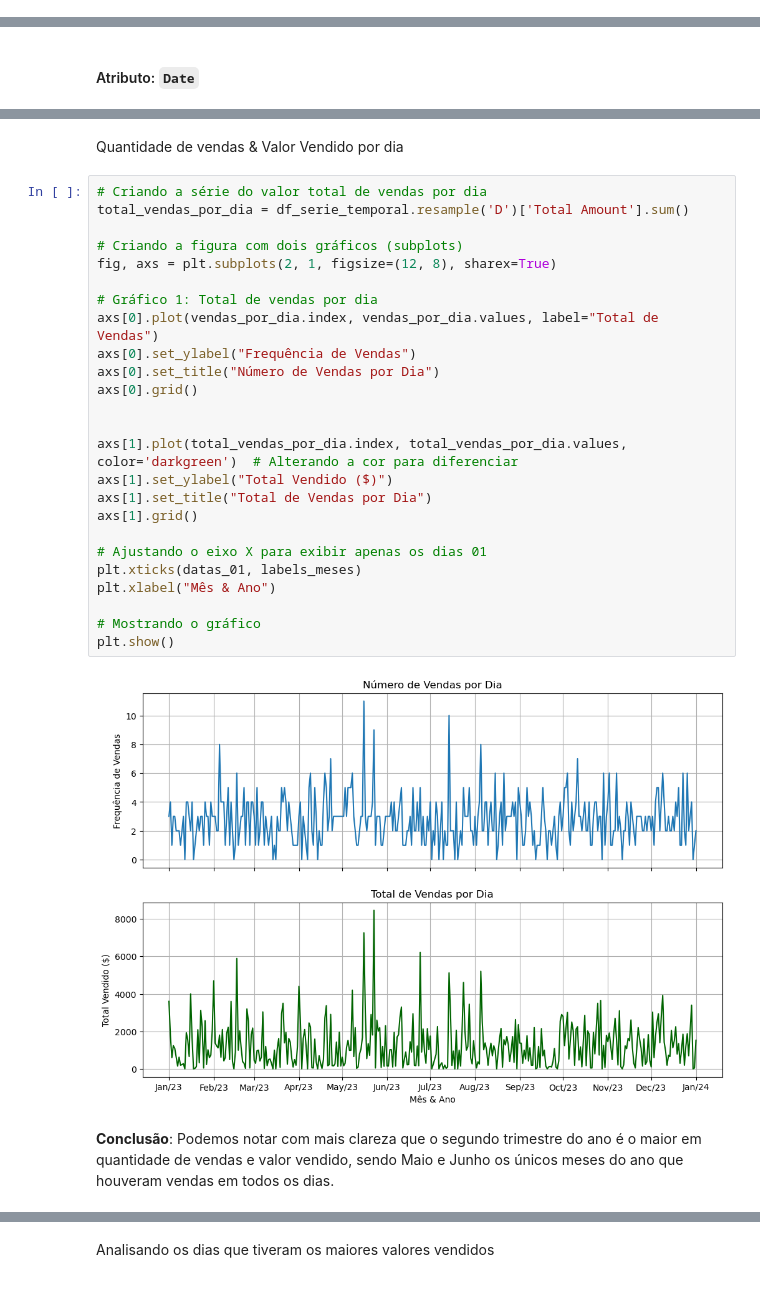
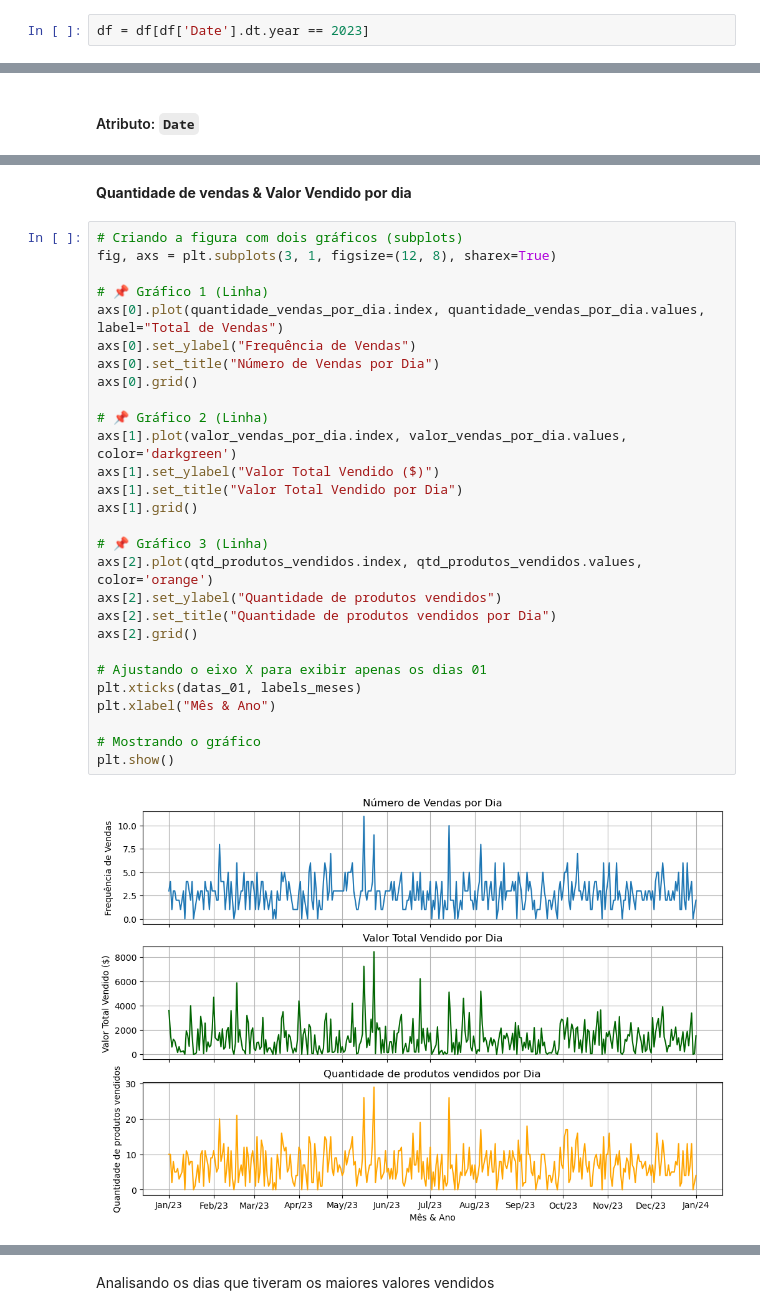
Before and after one commit to DevBrunoP/AED-Retail-Sales-Dataset, a Jupyter notebook: AED - Dados Varejo.ipynb, the cells around one changed output, grey strips where cells are left out. Saved outputs shown, nothing was run; the diff lists cells and outputs as text.

```diff
--- a/AED - Dados Varejo.ipynb
+++ b/AED - Dados Varejo.ipynb
@@ -291,2 +296,4 @@ memory usage: 41.4 KB
+# %%
+df = df[df['Date'].dt.year == 2023]
 # %%
 total_registros_df = len(df)
@@ -796,31 +812,32 @@ plt.show()
 # %% [markdown]
-Quantidade de vendas & Valor Vendido por dia
+**Quantidade de vendas & Valor Vendido por dia**
 # %%
-# Criando a série do valor total de vendas por dia
-total_vendas_por_dia = df_serie_temporal.resample('D')['Total Amount'].sum()
+# Criando a figura com dois gráficos (subplots)
+fig, axs = plt.subplots(3, 1, figsize=(12, 8), sharex=True)
 
-# Criando a figura com dois gráficos (subplots)
-fig, axs = plt.subplots(2, 1, figsize=(12, 8), sharex=True)
-
-# Gráfico 1: Total de vendas por dia
-axs[0].plot(vendas_por_dia.index, vendas_por_dia.values, label="Total de Vendas")
+# 📌 Gráfico 1 (Linha)
+axs[0].plot(quantidade_vendas_por_dia.index, quantidade_vendas_por_dia.values, label="Total de Vendas")
 axs[0].set_ylabel("Frequência de Vendas")
 axs[0].set_title("Número de Vendas por Dia")
 axs[0].grid()
 
+# 📌 Gráfico 2 (Linha)
+axs[1].plot(valor_vendas_por_dia.index, valor_vendas_por_dia.values, color='darkgreen')
+axs[1].set_ylabel("Valor Total Vendido ($)")
+axs[1].set_title("Valor Total Vendido por Dia")
+axs[1].grid()
 
-axs[1].plot(total_vendas_por_dia.index, total_vendas_por_dia.values, color='darkgreen')  # Alterando a cor para diferenciar
-axs[1].set_ylabel("Total Vendido ($)")
-axs[1].set_title("Total de Vendas por Dia")
-axs[1].grid()
+# 📌 Gráfico 3 (Linha)
+axs[2].plot(qtd_produtos_vendidos.index, qtd_produtos_vendidos.values, color='orange')
+axs[2].set_ylabel("Quantidade de produtos vendidos")
+axs[2].set_title("Quantidade de produtos vendidos por Dia")
+axs[2].grid()
 
 # Ajustando o eixo X para exibir apenas os dias 01
 plt.xticks(datas_01, labels_meses)
 plt.xlabel("Mês & Ano")
 
 # Mostrando o gráfico
 plt.show()
 # %% [output]
-[figure, old version]
+[figure, new version]
-# %% [markdown]
-**Conclusão**: Podemos notar com mais clareza que o segundo trimestre do ano é o maior em quantidade de vendas e valor vendido, sendo Maio e Junho os únicos meses do ano que houveram vendas em todos os dias.
```
Also changed, not shown: parts of 62 cells of this notebook.
